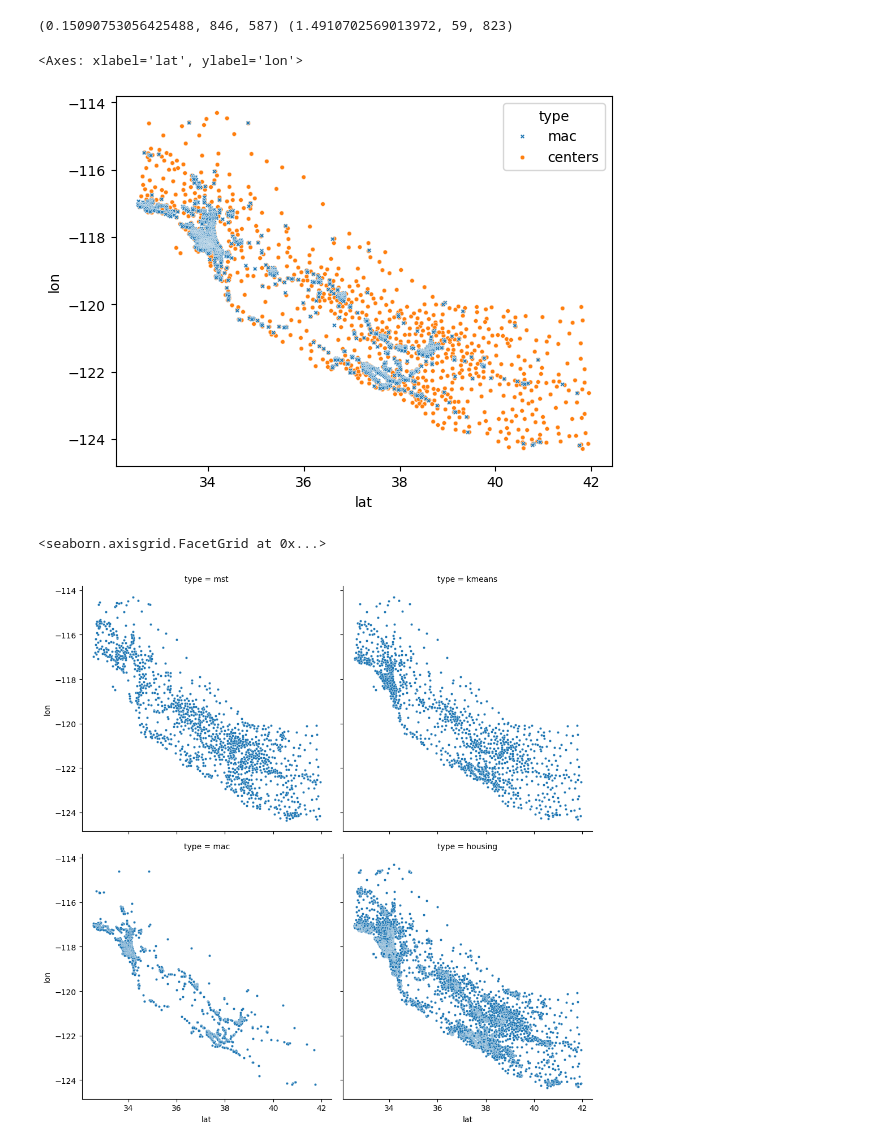
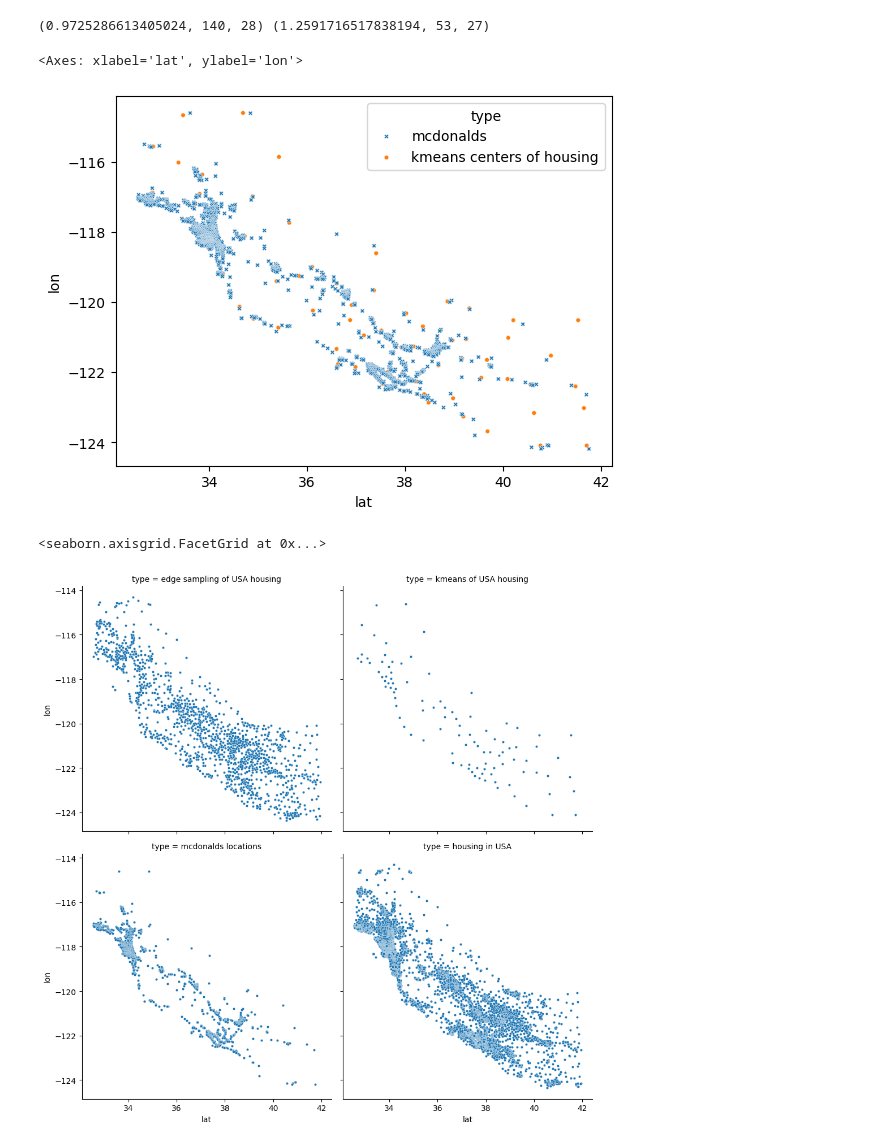
Before and after one commit to smitssjors/mpa, a Jupyter notebook: report_2.ipynb, the cells around one changed output. Saved outputs shown, nothing was run; the diff lists cells and outputs as text; code cells hidden in the pictures.

Commit message:
update graphs in report

```diff
--- a/report_2.ipynb
+++ b/report_2.ipynb
@@ -139,43 +139,43 @@ print(directed_hausdorff(mac, centers), directed_hausdorff(centers, mac))
 # %%
 mac = pd.read_csv(vertices_csv_path(MCDONALDS), names=["lat", "lon"])
 mac_np = mac.to_numpy()
-mac["type"] = "mac"
+mac["type"] = "mcdonalds"
 centers = pd.read_csv(centers_csv_path(HOUSING), names=["lat", "lon"])
 centers_np = centers.to_numpy()
-centers["type"] = "centers"
+centers["type"] = "kmeans centers of housing"
 all = pd.concat([centers, mac])
 print(directed_hausdorff(mac_np, centers_np), directed_hausdorff(centers_np, mac_np))
 sns.scatterplot(
     data=all,
     x="lat",
     y="lon",
     hue="type",
-    hue_order=["mac", "centers"],
+    hue_order=["mcdonalds", "kmeans centers of housing"],
     style="type",
     s=10,
 )
 # %% [output]
-(0.15090753056425488, 846, 587) (1.4910702569013972, 59, 823)
+(0.9725286613405024, 140, 28) (1.2591716517838194, 53, 27)
 <Axes: xlabel='lat', ylabel='lon'>
-[figure, old version]
+[figure, new version]
 # %%
 clusters = mst_to_clusters(HOUSING, 1288)
 centers_mst = find_centers(clusters)
 centers_mst = pd.DataFrame.from_records(centers_mst, columns=["lat", "lon"])
-centers_mst["type"] = "mst"
+centers_mst["type"] = "edge sampling of USA housing"
 
 centers_kmeans = pd.read_csv(centers_csv_path(HOUSING), names=["lat", "lon"])
-centers_kmeans["type"] = "kmeans"
+centers_kmeans["type"] = "kmeans of USA housing"
 
 mac = pd.read_csv(vertices_csv_path(MCDONALDS), names=["lat", "lon"])
-mac["type"] = "mac"
+mac["type"] = "mcdonalds locations"
 
 housing = pd.read_csv(vertices_csv_path(HOUSING), names=["lat", "lon"])
-housing["type"] = "housing"
+housing["type"] = "housing in USA"
 
 all = pd.concat([centers_mst, centers_kmeans, mac, housing])
 
 sns.relplot(data=all, x="lat", y="lon", col="type", col_wrap=2, s=10)
 # %% [output]
 <seaborn.axisgrid.FacetGrid at 0x...>
-[figure, old version]
+[figure, new version]
```
Also changed, not shown: parts of 2 cells of this notebook.
